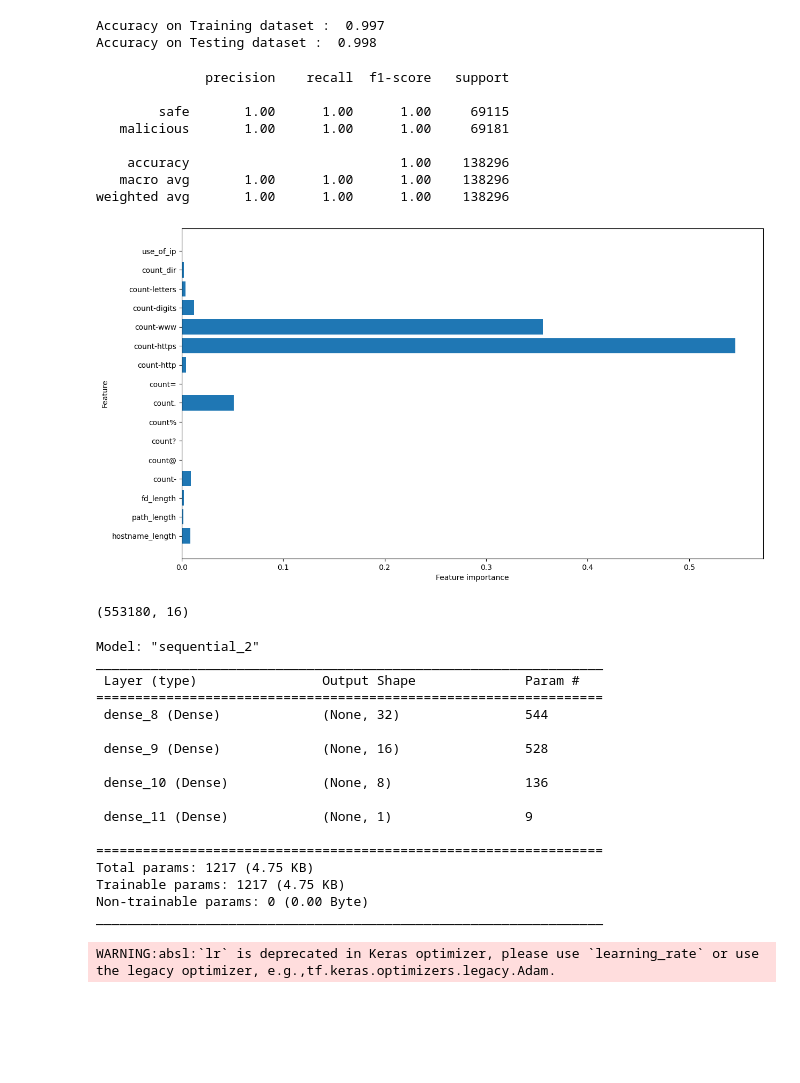
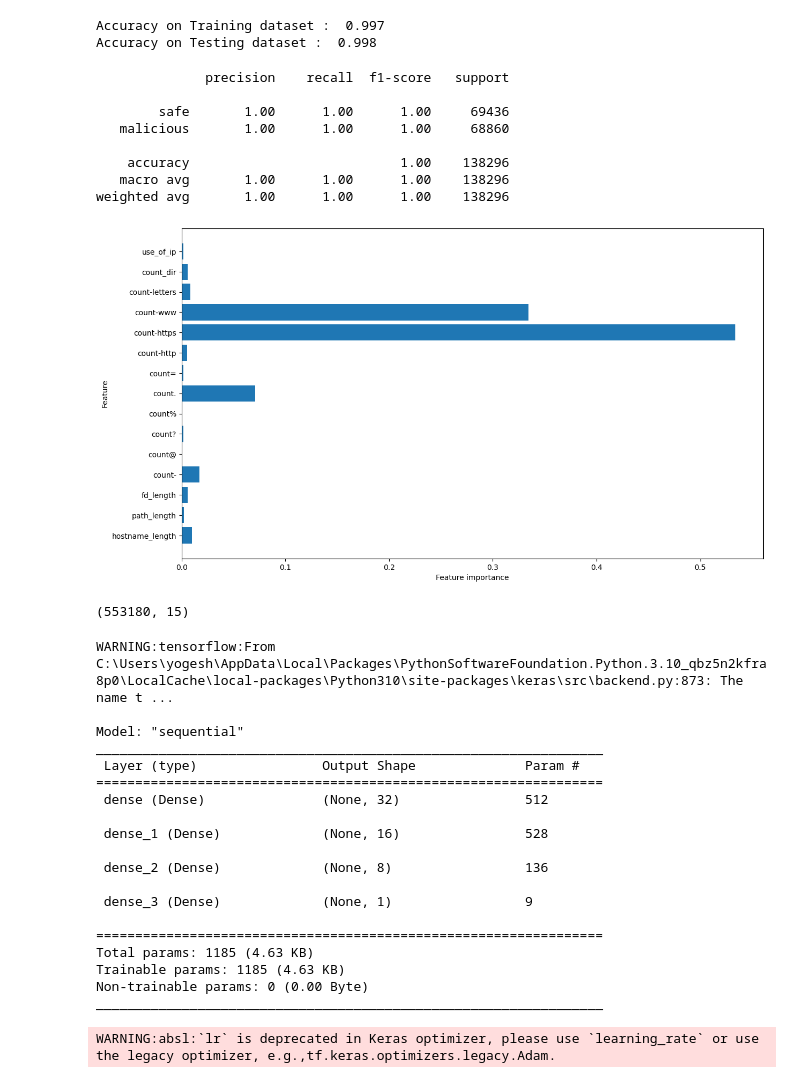
Before and after one commit to vampbrain/SubSleuth, a Jupyter notebook: CaffeineModel.ipynb, the cells around one changed output. Cells and saved outputs as stored; diff of their text form; code cells hidden in the pictures; blank space fills up the shorter version.

Commit message:
malicious final

```diff
--- a/CaffeineModel.ipynb
+++ b/CaffeineModel.ipynb
@@ -84,14 +85,6 @@ df['count%'] = df['url'].apply(lambda i: i.count('%'))
 df['count.'] = df['url'].apply(lambda i: i.count('.'))
 df['count='] = df['url'].apply(lambda i: i.count('='))
 # %%
-def digit_count(url):
-    digits = 0
-    for i in url:
-        if i.isnumeric():
-            digits = digits + 1
-    return digits
-df['count-digits']= df['url'].apply(lambda i: digit_count(i))
-
 def letter_count(url):
     letters = 0
     for i in url:
@@ -289,7 +280,7 @@ Index(['result', 'url_length', 'hostname_length', 'path_length', 'fd_length',
 # %%
 x = df[['hostname_length',
        'path_length', 'fd_length', 'count-', 'count@', 'count?',
-       'count%', 'count.', 'count=', 'count-http','count-https', 'count-www', 'count-digits',
+       'count%', 'count.', 'count=', 'count-http','count-https', 'count-www',
        'count-letters', 'count_dir', 'use_of_ip']]
 
 y = df['result']
@@ -412,8 +403,8 @@ print(classification_report(y_pred_test,y_test,target_names=["safe","malicious"]
 # %% [output]
               precision    recall  f1-score   support
 
-        safe       1.00      1.00      1.00     69115
-   malicious       1.00      1.00      1.00     69181
+        safe       1.00      1.00      1.00     69436
+   malicious       1.00      1.00      1.00     68860
 
     accuracy                           1.00    138296
    macro avg       1.00      1.00      1.00    138296
@@ -421,19 +412,19 @@ weighted avg       1.00      1.00      1.00    138296
 # %%
 
 feature_names = ['hostname_length',
        'path_length', 'fd_length', 'count-', 'count@', 'count?',
-       'count%', 'count.', 'count=', 'count-http','count-https', 'count-www', 'count-digits',
+       'count%', 'count.', 'count=', 'count-http','count-https', 'count-www',
        'count-letters', 'count_dir', 'use_of_ip']
 
 plt.figure(figsize=(14,8))
 n_features = x_train.shape[1]
 plt.barh(range(n_features), model.feature_importances_, align='center')
 plt.yticks(np.arange(n_features),feature_names)
 plt.xlabel("Feature importance")
 plt.ylabel("Feature")
 plt.show()
 # %% [output]
-[figure, old version]
+[figure, new version]
 # %%
 import tensorflow as tf
 from tensorflow import keras
@@ -448,31 +439,33 @@ from tensorflow.keras.callbacks import ModelCheckpoint
 # %%
 x_train.shape
 # %% [output]
-(553180, 16)
+(553180, 15)
 # %%
 model = Sequential()
-model.add(Dense(32, activation = 'relu', input_shape = (16, )))
+model.add(Dense(32, activation = 'relu', input_shape = (15, )))
 model.add(Dense(16, activation='relu'))
 model.add(Dense(8, activation='relu'))
 model.add(Dense(1, activation='sigmoid'))
 
 model.summary()
 # %% [output]
-Model: "sequential_2"
+WARNING:tensorflow:From C:\Users\yogesh\AppData\Local\Packages\PythonSoftwareFoundation.Python.3.10_qbz5n2kfra8p0\LocalCache\local-packages\Python310\site-packages\keras\src\backend.py:873: The name t ...
+
+Model: "sequential"
 _________________________________________________________________
  Layer (type)                Output Shape              Param #
 =================================================================
- dense_8 (Dense)             (None, 32)                544
+ dense (Dense)               (None, 32)                512
 
- dense_9 (Dense)             (None, 16)                528
+ dense_1 (Dense)             (None, 16)                528
 
- dense_10 (Dense)            (None, 8)                 136
+ dense_2 (Dense)             (None, 8)                 136
 
- dense_11 (Dense)            (None, 1)                 9
+ dense_3 (Dense)             (None, 1)                 9
 
 =================================================================
-Total params: 1217 (4.75 KB)
-Trainable params: 1217 (4.75 KB)
+Total params: 1185 (4.63 KB)
+Trainable params: 1185 (4.63 KB)
 Non-trainable params: 0 (0.00 Byte)
 _________________________________________________________________
 # %%
```
Also changed, not shown: parts of 14 cells of this notebook, 2 other files.
